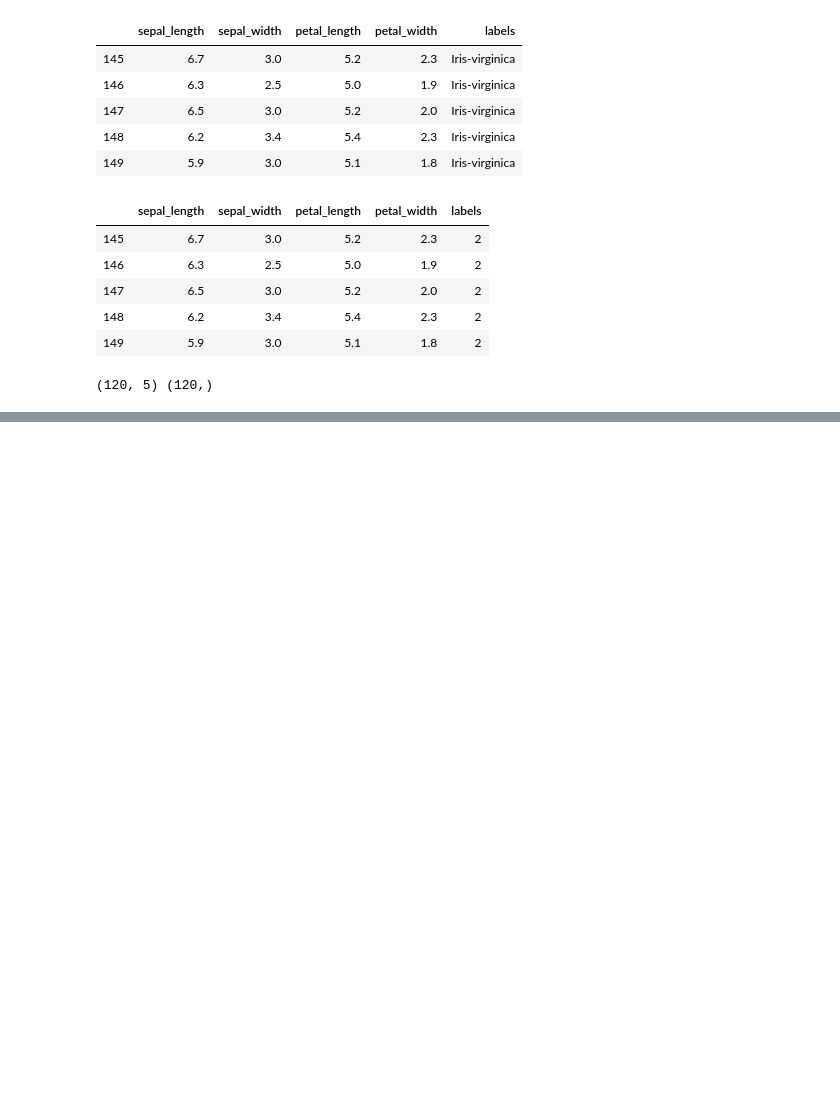
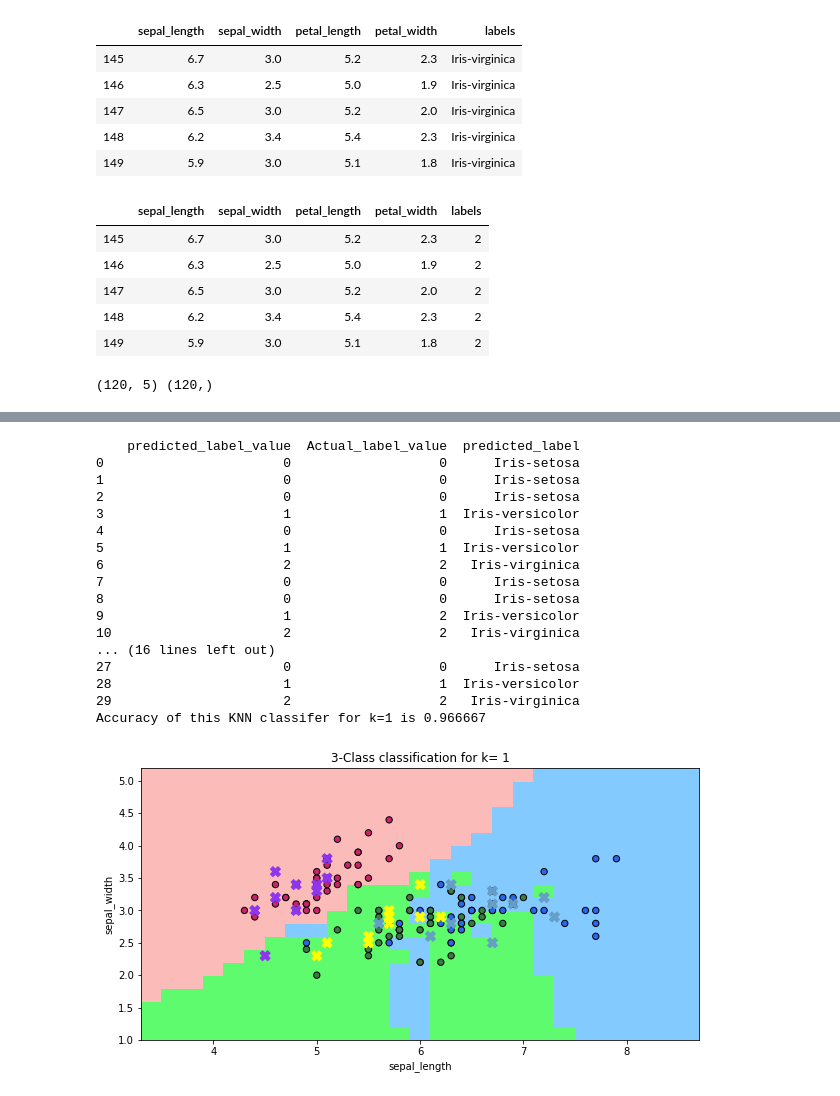
Before and after one commit to patelrajb6/KNN_classifer_implemented, a Jupyter notebook: rpate375-KNN.ipynb, the cells around one changed output, grey strips where cells are left out. Saved outputs shown, nothing was run; the diff lists cells and outputs as text; code cells hidden in the pictures; blank space fills up the shorter version.

```diff
--- a/rpate375-KNN.ipynb
+++ b/rpate375-KNN.ipynb
@@ -94,0 +108,50 @@ Accuracy of this KNN classifer for k=20 is 0.933333
+# %%
+cmap_light = ListedColormap(['#FBBBB9', '#5EFB6E', '#82CAFF'])
+cmap_bold = ListedColormap(['#CA226B', '#387C44', '#2B65EC'])
+cmap_test = ListedColormap(['#8E35EF', '#FFFF00', '#659EC7'])
+def decision_boundary_plot(train,target,test,test_target,k):
+    train=train.iloc[:,:2]
+    model = KNeighborsClassifier(k)
+    model.fit(train,target)
+    #meshstep size parameter
+    h=0.2
+
+    x_min,x_max=train.iloc[:,0].min()-1,train.iloc[:,0].max()+1
+    y_min,y_max=train.iloc[:,1].min()-1,train.iloc[:,1].max()+1
+
+    xx,yy=np.meshgrid(np.arange(x_min,x_max,h),np.arange(y_min,y_max,h))
+
+    Z=model.predict(np.c_[xx.ravel(),yy.ravel()])
+    Z=Z.reshape(xx.shape)
+    plt.figure(figsize=(10,5))
+    plt.title("3-Class classification for k= %s"%(k));
+    plt.xlabel(train.columns[0])
+    plt.ylabel(train.columns[1])
+    plt.pcolormesh(xx,yy, Z, cmap=cmap_light)
+    plt.scatter(train.iloc[:,0],train.iloc[:,1],c=target,cmap=cmap_bold,edgecolor='k',s=40)
+    plt.scatter(test.iloc[:,0],test.iloc[:,1],c=test_target,cmap=cmap_test,linewidth=1, marker='X',s=100)
+    plt.show()
+# %%
+#b with k=1 plotting the decision boundaries
+predicted_labels=k_nearest_neighbor(X_train,X_test,'euclidean',1)
+test_prediction_results(predicted_labels,y_test,labelencoder,1)
+decision_boundary_plot(X_train,y_train,X_test,y_test,1)
+# %% [output]
+    predicted_label_value  Actual_label_value  predicted_label
+0                       0                   0      Iris-setosa
+1                       0                   0      Iris-setosa
+2                       0                   0      Iris-setosa
+3                       1                   1  Iris-versicolor
+4                       0                   0      Iris-setosa
+5                       1                   1  Iris-versicolor
+6                       2                   2   Iris-virginica
+7                       0                   0      Iris-setosa
+8                       0                   0      Iris-setosa
+9                       1                   2  Iris-versicolor
+10                      2                   2   Iris-virginica
+... (16 lines left out)
+27                      0                   0      Iris-setosa
+28                      1                   1  Iris-versicolor
+29                      2                   2   Iris-virginica
+Accuracy of this KNN classifer for k=1 is 0.966667
+[figure, added]
```
Also changed, not shown: parts of 7 cells of this notebook.
